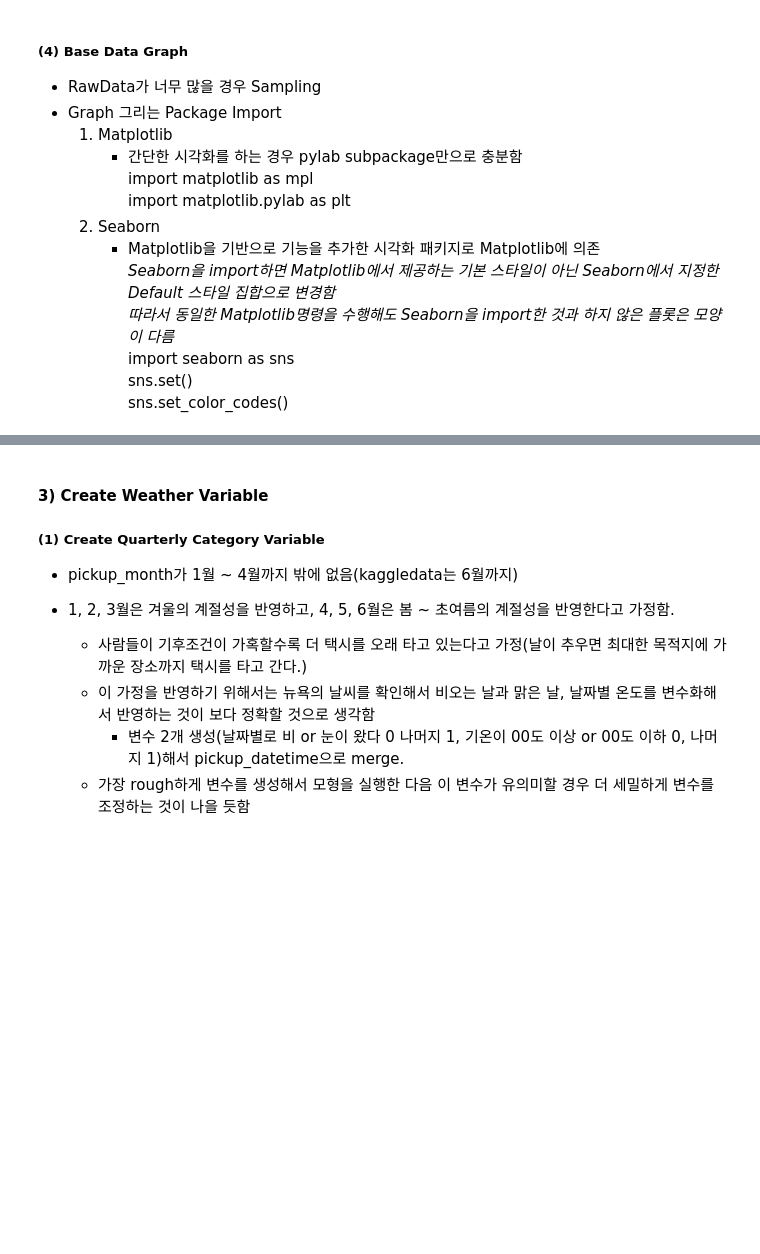
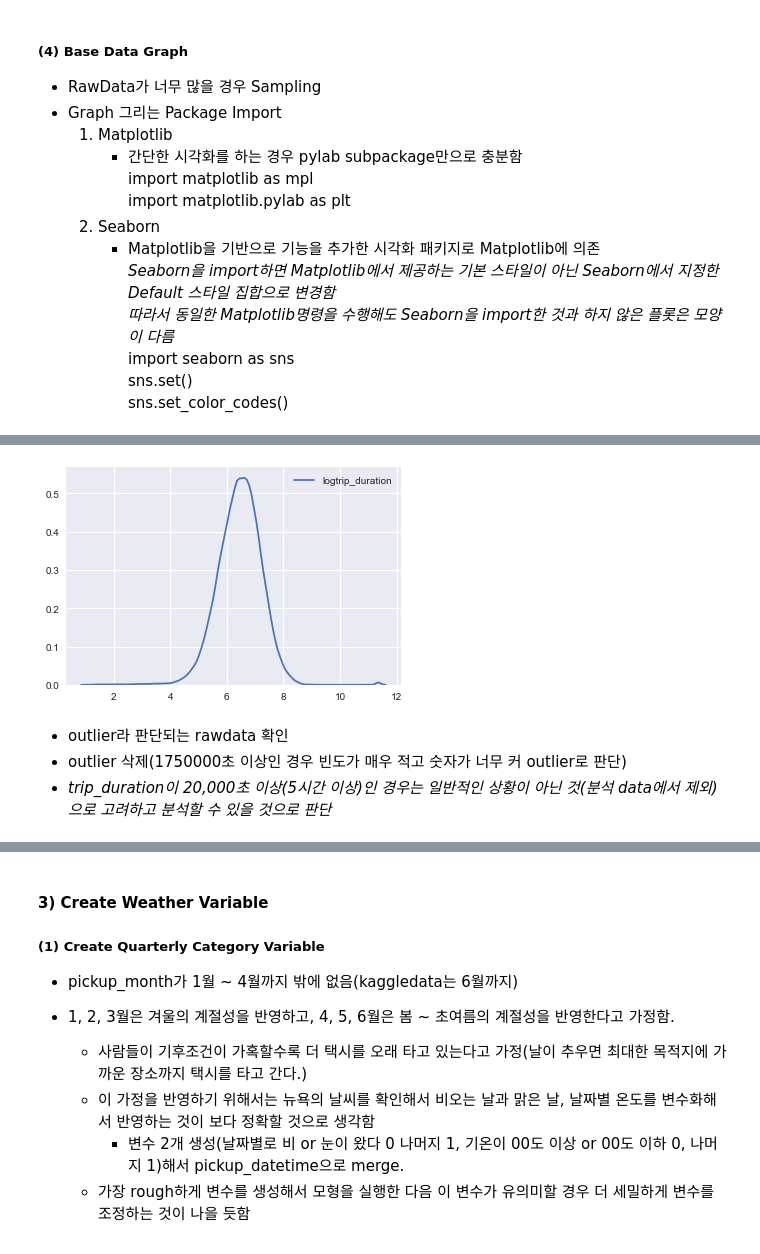
Before and after one commit to GIMINSU/nyc_taxi, a Jupyter notebook: nyc_taxi.ipynb, the cells around one changed output, grey strips where cells are left out. Drawn from its saved outputs; the diff is of its cells as text; code cells hidden in the pictures; blank space fills up the shorter version.

```diff
--- a/nyc_taxi.ipynb
+++ b/nyc_taxi.ipynb
@@ -311,0 +243,10 @@ sns.set_color_codes()
+# %%
+# 정규분포와 더 유사한 분포가 됨
+sns.kdeplot(taxi_df.logtrip_duration)
+plt.show()
+# %% [output]
+[figure, added]
+# %% [markdown]
+* outlier라 판단되는 rawdata 확인
+* outlier 삭제(1750000초 이상인 경우 빈도가 매우 적고 숫자가 너무 커 outlier로 판단)
+* *trip_duration이 20,000초 이상(5시간 이상)인 경우는 일반적인 상황이 아닌 것(분석 data에서 제외)으로 고려하고 분석할 수 있을 것으로 판단*
```
Also changed, not shown: parts of 71 cells of this notebook.
